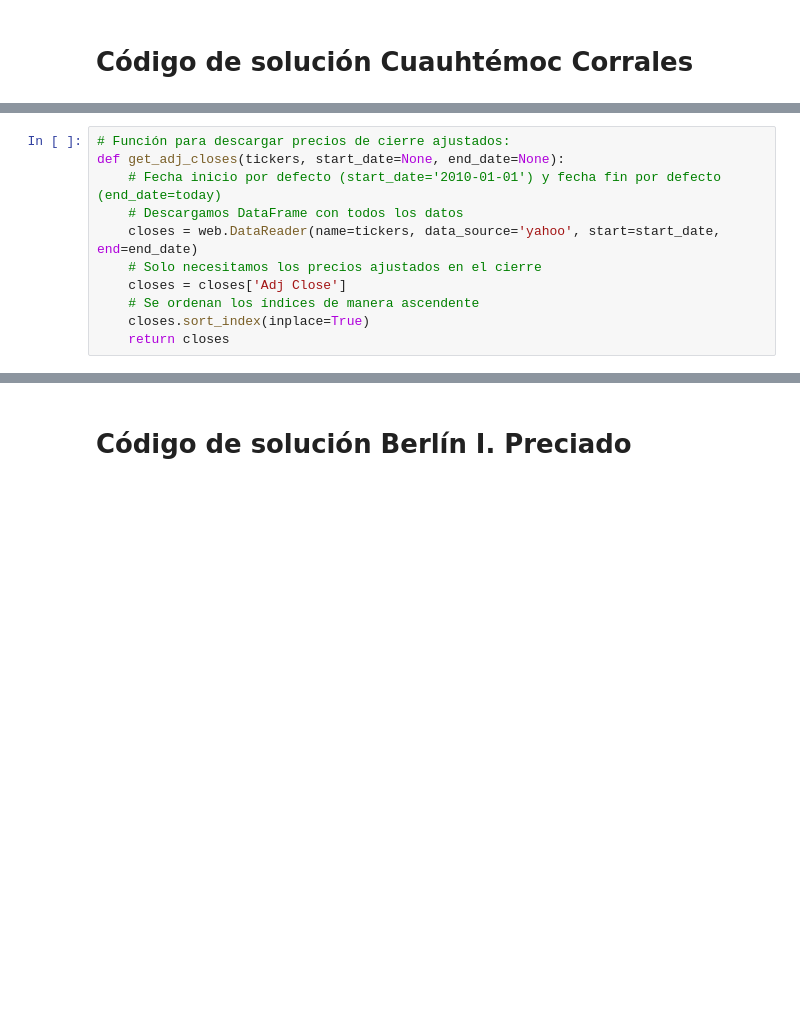
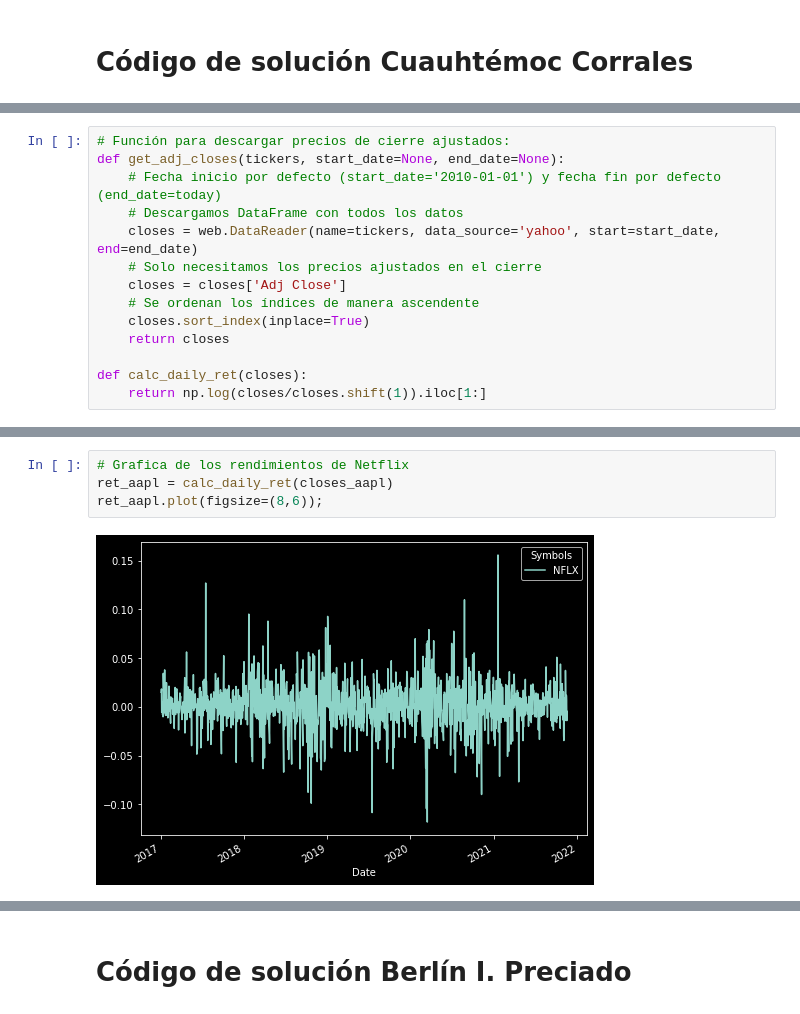
Before and after one commit to CuauhtemocCC/Tarea8_CCORRALES_BIPRECIADO, a Jupyter notebook: Tarea8_CCorrales_BIPreciado.ipynb, the cells around one changed output, grey strips where cells are left out. Cells and saved outputs as stored; diff of their text form; blank space fills up the shorter version.

```diff
--- a/Tarea8_CCorrales_BIPreciado.ipynb
+++ b/Tarea8_CCorrales_BIPreciado.ipynb
@@ -60,3 +62,6 @@ def get_adj_closes(tickers, start_date=None, end_date=None):
     # Se ordenan los índices de manera ascendente
     closes.sort_index(inplace=True)
     return closes
+
+def calc_daily_ret(closes):
+    return np.log(closes/closes.shift(1)).iloc[1:]
@@ -62,0 +87,6 @@ def get_adj_closes(tickers, start_date=None, end_date=None):
+# %%
+# Grafica de los rendimientos de Netflix
+ret_aapl = calc_daily_ret(closes_aapl)
+ret_aapl.plot(figsize=(8,6));
+# %% [output]
+[figure, added]
```
Also changed, not shown: parts of 14 cells of this notebook.
